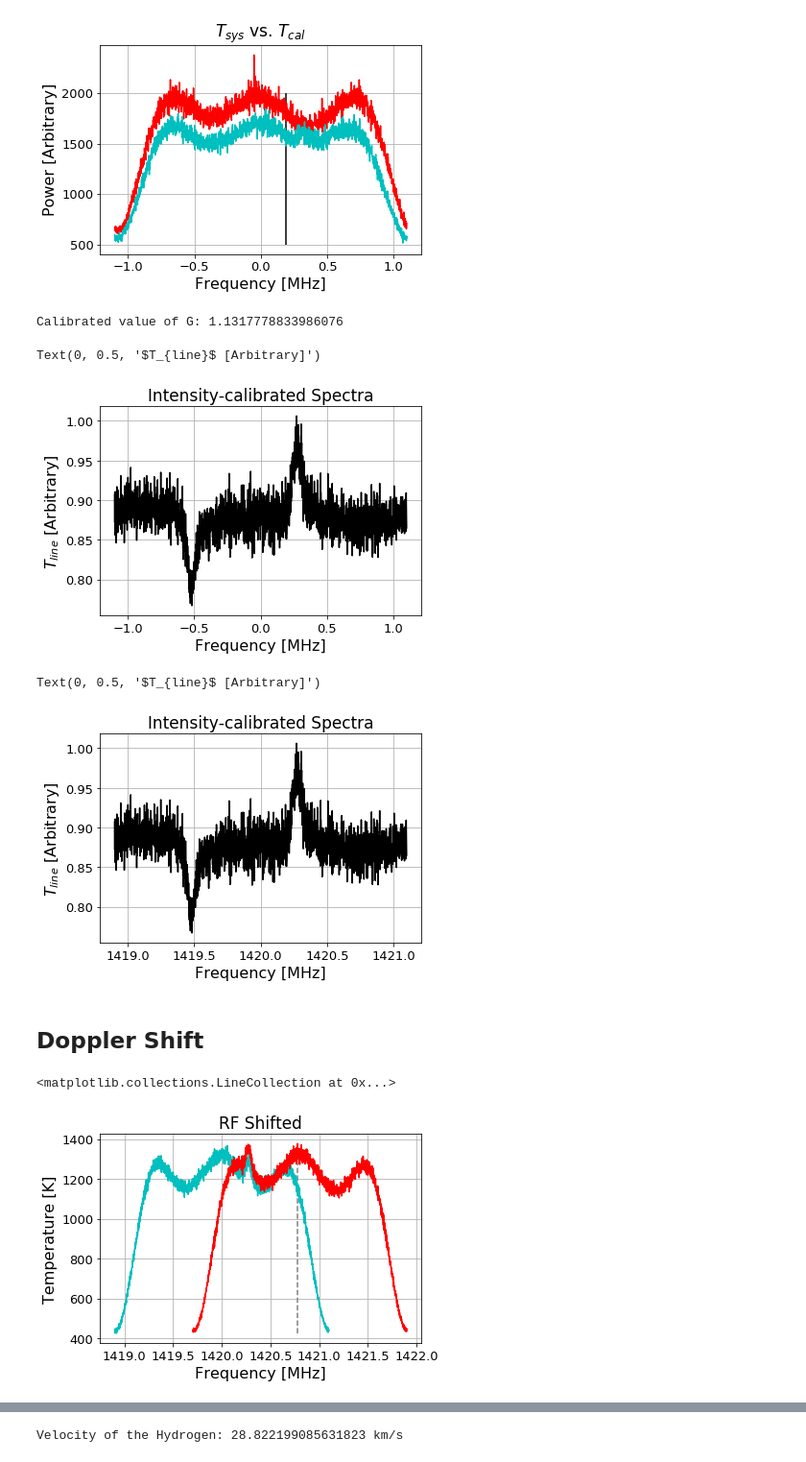
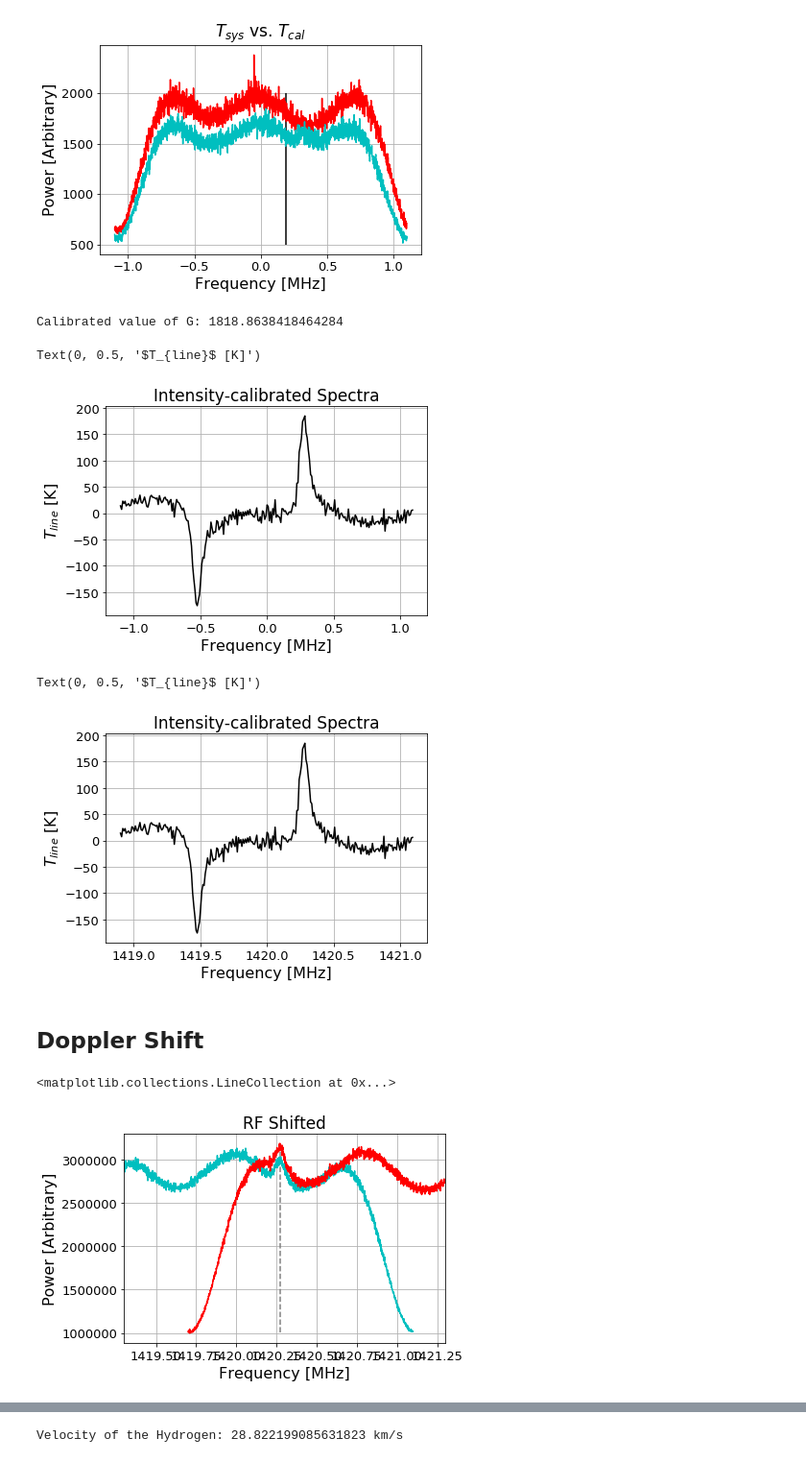
Before and after one commit to James11222/radiolab_repo, a Jupyter notebook: lab2/Emily/lab2.ipynb, the cells around one changed output, grey strips where cells are left out. Shown at 96% size. Drawn from its saved outputs; the diff is of its cells as text; code cells hidden in the pictures.

```diff
--- a/lab2/Emily/lab2.ipynb
+++ b/lab2/Emily/lab2.ipynb
@@ -106,0 +107,9 @@ plt.xlim(-0.85, 0.85)
+# %%
+s_on = calc_avg_power_fft(on_line_blocks)
+s_off = calc_avg_power_fft(off_line_blocks)
+freq = calc_freq(samples=256, frequency=2.2)
+plt.plot(freq, s_on_smooth/s_off_smooth, color='black')
+plt.legend()
+plt.title('Average $s_{on}$ / $s_{off}$')
+plt.xlabel('Frequency [MHz]')
+plt.ylabel('Power Ratio')
@@ -179,6 +192,7 @@ scal_power = calc_avg_power_fft(scal)
 scold_power = calc_avg_power_fft(scold)
 
 G = Tcal / np.mean((scal_power[400:1200] - scold_power[400:1200]))
+G *= np.mean(scold_power[400:1200])
 # %%
 freq = calc_freq(samples=2048, frequency=2.2)
 plt.plot(freq, scal_power, label='blackbody', color='red')
@@ -193,49 +207,50 @@ plt.vlines(freq[1200], 500, 2000)
 # %%
 print('Calibrated value of G:', G)
 # %% [output]
-Calibrated value of G: 1.1317778833986076
+Calibrated value of G: 1818.8638418464284
 # %%
-sline = s_on / s_off
-Tline = sline / G
-# freq = calc_freq(samples=256, frequency=2.2)
+sline = s_on_smooth / s_off_smooth
+Tline = sline * G - np.median(sline*G)
+freq = calc_freq(samples=256, frequency=2.2)
 plt.plot(freq, Tline, color='black')
 plt.title('Intensity-calibrated Spectra')
 plt.xlabel('Frequency [MHz]')
-plt.ylabel('$T_{line}$ [Arbitrary]')
+plt.ylabel('$T_{line}$ [K]')
 # %% [output]
-Text(0, 0.5, '$T_{line}$ [Arbitrary]')
+Text(0, 0.5, '$T_{line}$ [K]')
-[figure, old version]
+[figure, new version]
 # %%
-sline = s_on / s_off
-Tline = sline / G
-# freq = calc_freq(samples=256, frequency=2.2)
+sline = s_on_smooth / s_off_smooth
+Tline = sline * G - np.median(sline*G) # subtract the system temperature
+# ratio fit a five degree polynomial?
+freq = calc_freq(samples=256, frequency=2.2)
 plt.plot(freq + 1420, Tline, color='black')
 plt.title('Intensity-calibrated Spectra')
 plt.xlabel('Frequency [MHz]')
-plt.ylabel('$T_{line}$ [Arbitrary]')
+plt.ylabel('$T_{line}$ [K]')
 # %% [output]
-Text(0, 0.5, '$T_{line}$ [Arbitrary]')
+Text(0, 0.5, '$T_{line}$ [K]')
-[figure, old version]
+[figure, new version]
 # %% [markdown]
 ## Doppler Shift
 # %%
 sline = s_on / s_off
-Tline = sline / G
+Tline = sline * G
 freq = calc_freq(samples=2048, frequency=2.2)
 # freq = calc_freq(samples=256, frequency=2.2)
 plt.plot(freq + 1420, s_on * G, color='c')
 plt.plot(freq + 1420.8, s_off * G, color='red')
 plt.title('RF Shifted')
 plt.xlabel('Frequency [MHz]')
-plt.ylabel('Temperature [K]')
-# plt.ylim(1600,2100)
-# plt.xlim(1419.3, 1421.3)
+plt.ylabel('Power [Arbitrary]')
+# plt.ylim(1000,)
+plt.xlim(1419.3, 1421.3)
 
 nu = freq[np.argmax(s_off)] + 1420.8
 plt.vlines(nu, min(s_on*G), max(s_on*G), color='gray',linestyle='--')
 # %% [output]
 <matplotlib.collections.LineCollection at 0x...>
-[figure, old version]
+[figure, new version]
 # %%
 c = 3 * 10**5 # km/s
 nu0 = 1420.4058
```
Also changed, not shown: parts of 8 cells of this notebook.
